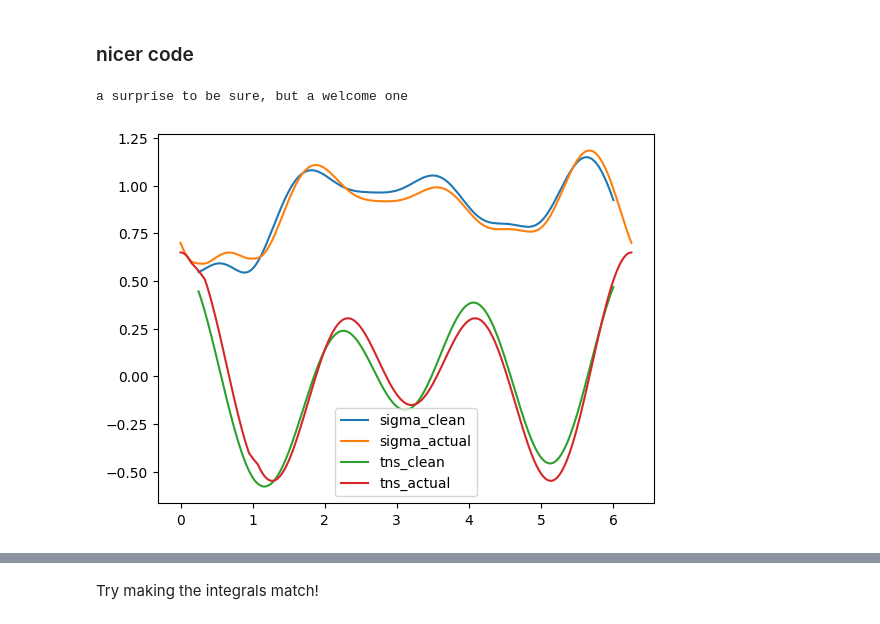
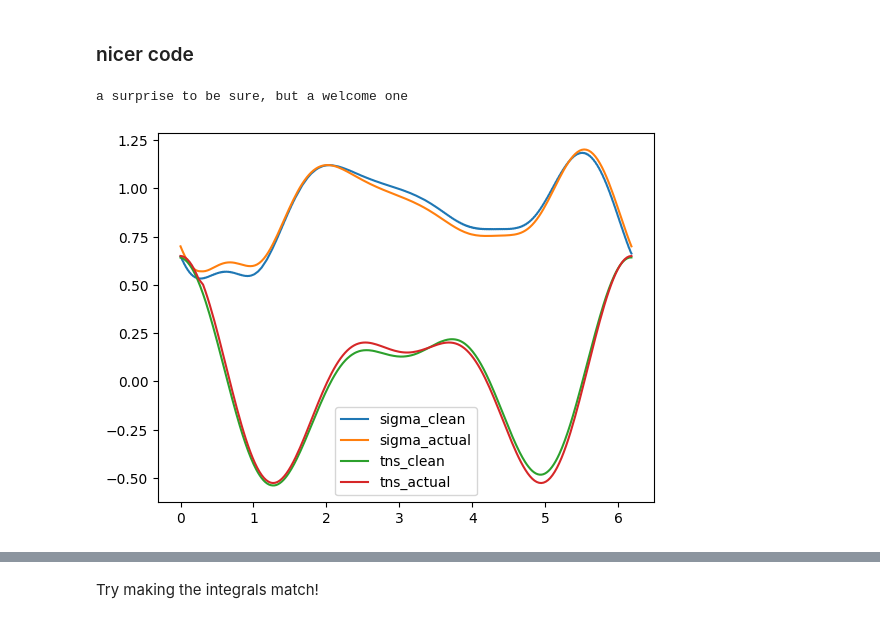
Before and after one commit to HappyTurtle99/master-proj-cell-shp-mechanics, a Jupyter notebook: removing_noise_by_hand.ipynb, the cells around one changed output, grey strips where cells are left out. Cells and saved outputs as stored; diff of their text form; code cells hidden in the pictures.

Commit message:
first draft

```diff
--- a/removing_noise_by_hand.ipynb
+++ b/removing_noise_by_hand.ipynb
@@ -49,0 +51,17 @@ integrals: (np.float64(0.18004651029177499), np.float64(-0.04901230491563591), n
+# %%
+import matplotlib as mpl
+from matplotlib.ticker import MaxNLocator
+
+# Extract the first half of the curve
+mpl.rcParams['text.usetex'] = True
+mpl.rcParams['mathtext.fontset'] = 'cm'  # Set math font to Computer Modern (cm)
+
+# Plot the first half of the curve
+plt.plot(curve[:, 0], curve[:, 1])
+plt.axis('equal')
+plt.xlabel('x')
+plt.ylabel('y')
+
+plt.title('Shape')
+plt.savefig('shape 1.pdf')
+plt.show()
@@ -170,48 +190,58 @@ print((a1 / a2) * 2 * np.pi, ' (this should be about L)')
 from scipy.interpolate import interp1d
 from scipy.interpolate import CubicSpline
 
-def backward_solver_set_clean(curve, L, N, clean_N=1e4, cont=False, prec=1e-7):
+def backward_solver_set_clean(curve, L, N, ints, clean_N=1e4, cont=False, prec=1e-7):
+    intx, inty, intz = ints
+
     if cont:
         sigmas, ms = backward_solver_cont(curve, L, N, prec=prec)
     else:
         sigmas, ms = backward_solver_set(curve, L, N, prec=prec)
 
     delta_s = L / N
-    tns = -1*-dps(ms) / delta_s
+    tns = -dps(ms) / delta_s
 
     psis = get_tgt_angles(curve)
     psis = interp1d(np.linspace(0, 1, len(curve)), psis)(np.linspace(0, 1, N))
     kappas = dps(psis, psis=True) / delta_s
 
     cos_psis = np.cos(psis)
     sin_psis = np.sin(psis)
 
     a1 = sint.trapezoid(cos_psis * sigmas * kappas, dx= L/N) / np.pi
     a2 = sint.trapezoid(sin_psis * sigmas*kappas, dx= L/N)/ np.pi
     a3 = sint.trapezoid(cos_psis * tns*kappas, dx= L/N)/ np.pi
     a4 = sint.trapezoid(sin_psis * tns*kappas, dx= L/N)/ np.pi
 
+    intx, inty, intz = ints
+    intx /= L
+    inty /= L
+    intz /= L
     sigmas_clean = sigmas - a1 * cos_psis - a2 * sin_psis
-    tns_clean = tns - a3 * cos_psis - a4 * sin_psis
+    tns_clean = tns - a3* cos_psis - a4 * sin_psis
 
+    sigmas_a_bit_dirty = sigmas_clean + (intx * np.cos(psis) + inty * np.sin(psis))
+    tns_a_bit_dirty = tns_clean + (intx * np.sin(psis) - inty * np.cos(psis))
+
+    #fix if needed:
     hom1 = a1 * cos_psis + a2 * sin_psis
     hom2 = a3 * cos_psis + a4 * sin_psis
 
+    return sigmas_a_bit_dirty, ms, tns_a_bit_dirty, kappas, hom1, hom2, psis
 
-    return sigmas_clean, ms, tns_clean, kappas, hom1, hom2, psis
-
-N = 251
-sigmas_clean, ms, tns_clean, kappas, hom1, hom2, psis = backward_solver_set_clean(curve, L, N, cont=False, prec=1e-7)
-ms_clean = sint.cumulative_trapezoid(tns_clean, dx=L/N)
+N = 501
+ints = get_integral_shape(sol)
+sigmas_a_bit_dirty, ms, tns_a_bit_dirty, kappas, hom1, hom2, psis = backward_solver_set_clean(curve, L, N, ints, cont=False, prec=1e-7)
+ms_clean = sint.cumulative_trapezoid(tns_a_bit_dirty, dx=L/N)
 # sigmas_clean, tns_clean = sigmas_clean[50:80], tns_clean[50:80]
 # sigmas_actual, tns_actual = sigmas_actual[50:80], tns_actual[50:80]
 
-plt.plot(np.linspace(0, L, len(sigmas_clean))[10:-10], sigmas_clean[10:-10], label='sigma_clean')
+plt.plot(np.linspace(0, L, len(sigmas_a_bit_dirty))[:], sigmas_a_bit_dirty[:], label='sigma_clean')
 plt.plot(np.linspace(0, L, len(sigmas_actual)), sigmas_actual, label='sigma_actual')
-plt.plot(np.linspace(0, L, len(sigmas_clean))[10:-10], tns_clean[10:-10], label='tns_clean')
+plt.plot(np.linspace(0, L, len(sigmas_a_bit_dirty))[:], tns_a_bit_dirty[:], label='tns_clean')
 plt.plot(np.linspace(0, L, len(sigmas_actual)), tns_actual, label='tns_actual')
 plt.legend()
 plt.show()
 # %% [output]
 a surprise to be sure, but a welcome one
-[figure, old version]
+[figure, new version]
```
Also changed, not shown: parts of 8 cells of this notebook, 9 other files.
